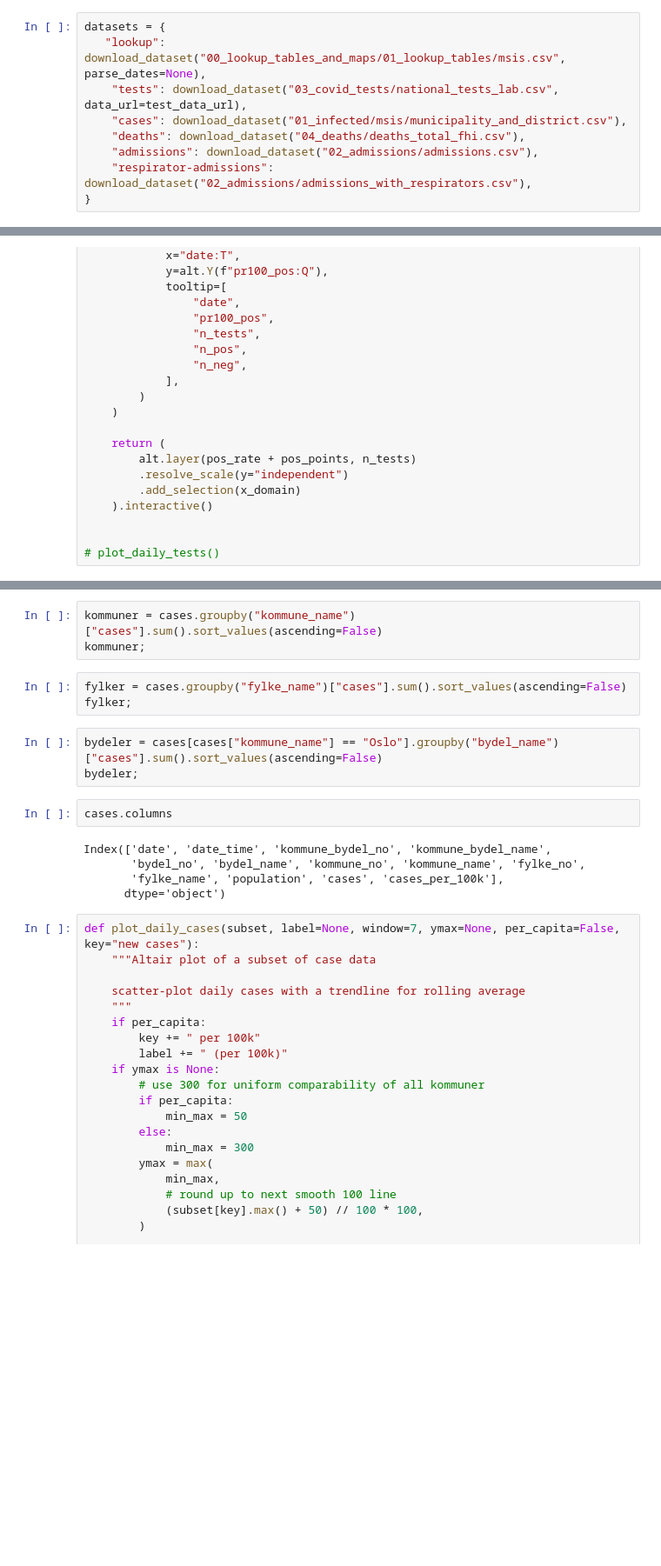
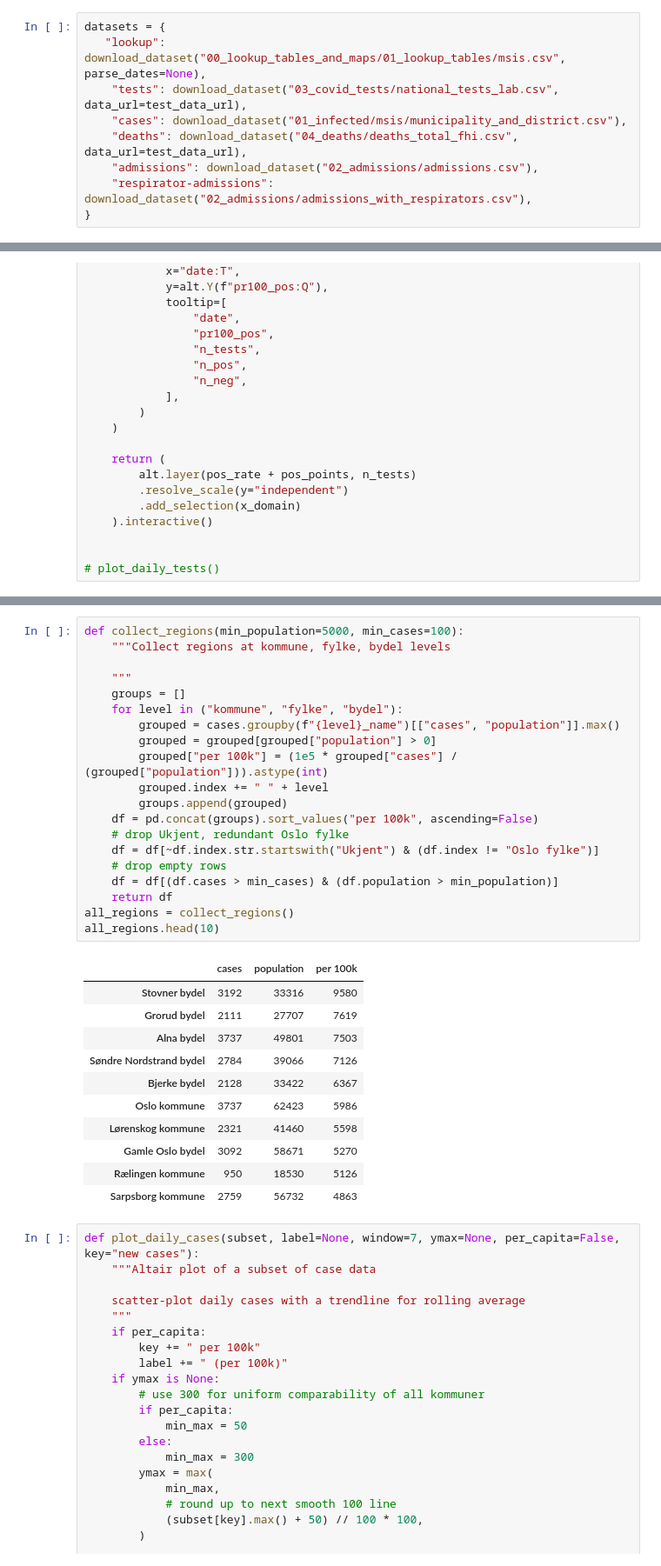
Before and after one commit to minrk/covid19-norway, a Jupyter notebook: corona-data.ipynb, the cells around one changed output, grey strips where cells are left out. Shown: that part at 87% size. Drawn from its saved outputs; the diff is of its cells as text; blank space fills up the shorter version.

Commit message:
drop group selector
allow plotting bydel next to oslo

```diff
--- a/corona-data.ipynb
+++ b/corona-data.ipynb
@@ -33,7 +33,7 @@ datasets = {
    "lookup": download_dataset("00_lookup_tables_and_maps/01_lookup_tables/msis.csv", parse_dates=None),
     "tests": download_dataset("03_covid_tests/national_tests_lab.csv", data_url=test_data_url),
     "cases": download_dataset("01_infected/msis/municipality_and_district.csv"),
-    "deaths": download_dataset("04_deaths/deaths_total_fhi.csv"),
+    "deaths": download_dataset("04_deaths/deaths_total_fhi.csv", data_url=test_data_url),
     "admissions": download_dataset("02_admissions/admissions.csv"),
     "respirator-admissions": download_dataset("02_admissions/admissions_with_respirators.csv"),
 }
@@ -292,22 +289,38 @@ def plot_daily_admissions(
 plot_daily_admissions()
 # %% [output]
 [interactive output not drawn]
-# %%
-kommuner = cases.groupby("kommune_name")["cases"].sum().sort_values(ascending=False)
-kommuner;
-# %%
-fylker = cases.groupby("fylke_name")["cases"].sum().sort_values(ascending=False)
-fylker;
-# %%
-bydeler = cases[cases["kommune_name"] == "Oslo"].groupby("bydel_name")["cases"].sum().sort_values(ascending=False)
-bydeler;
-# %%
-cases.columns
-# %% [output]
-Index(['date', 'date_time', 'kommune_bydel_no', 'kommune_bydel_name',
-       'bydel_no', 'bydel_name', 'kommune_no', 'kommune_name', 'fylke_no',
-       'fylke_name', 'population', 'cases', 'cases_per_100k'],
-      dtype='object')
+# %%
+def collect_regions(min_population=5000, min_cases=100):
+    """Collect regions at kommune, fylke, bydel levels
+
+    """
+    groups = []
+    for level in ("kommune", "fylke", "bydel"):
+        grouped = cases.groupby(f"{level}_name")[["cases", "population"]].max()
+        grouped = grouped[grouped["population"] > 0]
+        grouped["per 100k"] = (1e5 * grouped["cases"] / (grouped["population"])).astype(int)
+        grouped.index += " " + level
+        groups.append(grouped)
+    df = pd.concat(groups).sort_values("per 100k", ascending=False)
+    # drop Ukjent, redundant Oslo fylke
+    df = df[~df.index.str.startswith("Ukjent") & (df.index != "Oslo fylke")]
+    # drop empty rows
+    df = df[(df.cases > min_cases) & (df.population > min_population)]
+    return df
+all_regions = collect_regions()
+all_regions.head(10)
+# %% [output]
+|  | cases | population | per 100k |
+| Stovner bydel | 3192 | 33316 | 9580 |
+| Grorud bydel | 2111 | 27707 | 7619 |
+| Alna bydel | 3737 | 49801 | 7503 |
+| Søndre Nordstrand bydel | 2784 | 39066 | 7126 |
+| Bjerke bydel | 2128 | 33422 | 6367 |
+| Oslo kommune | 3737 | 62423 | 5986 |
+| Lørenskog kommune | 2321 | 41460 | 5598 |
+| Gamle Oslo bydel | 3092 | 58671 | 5270 |
+| Rælingen kommune | 950 | 18530 | 5126 |
+| Sarpsborg kommune | 2759 | 56732 | 4863 |
 # %%
 def plot_daily_cases(subset, label=None, window=7, ymax=None, per_capita=False, key="new cases"):
     """Altair plot of a subset of case data
```
Also changed, not shown: parts of 4 cells of this notebook.
